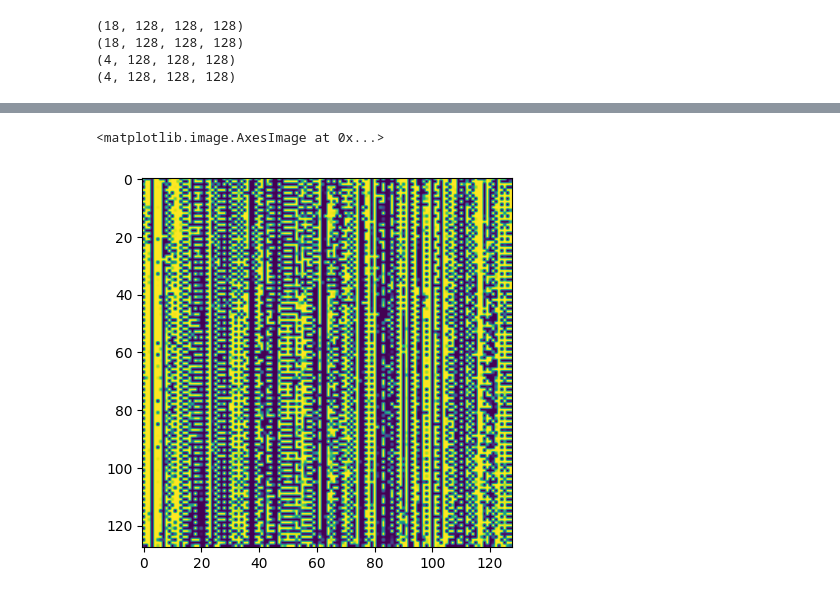
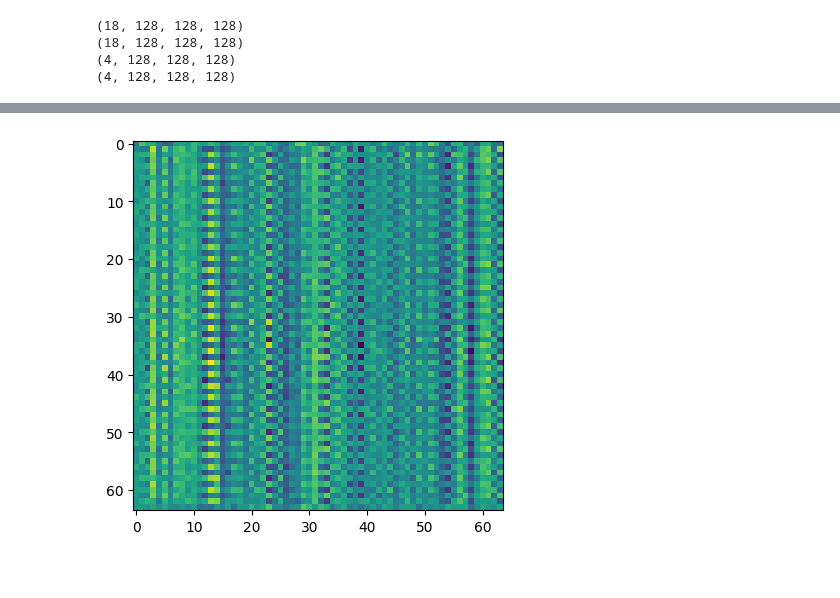
Before and after one commit to shubhamcodez/BrainVoxGen, a Jupyter notebook: VoxGen.ipynb, the cells around one changed output, grey strips where cells are left out. Cells and saved outputs as stored; diff of their text form; code cells hidden in the pictures; blank space fills up the shorter version.

```diff
--- a/VoxGen.ipynb
+++ b/VoxGen.ipynb
@@ -227,8 +226,8 @@ def resize(input_image, real_image, height, width, length):
     return input_image, real_image
 
 def normalize(input_image, real_image):
-    input_image = (input_image / 127.5) - 1
-    real_image = (real_image / 127.5) - 1
+    input_image = (input_image / 255)
+    real_image = (real_image / 255)
     return input_image, real_image
 
 def random_jitter(input_image, real_image):
@@ -252,2 +252,9 @@ def load_image_test(input_image, real_image):
     input_image, real_image = normalize(input_image, real_image)
     return input_image, real_image
+# %%
+train_ultrasound_arrays = [item for item in train_ultrasound_arrays for i in range(8)]
+train_mri_arrays = [item for item in train_mri_arrays for i in range(8)]
+
+test_ultrasound_arrays = [item for item in test_ultrasound_arrays for i in range(5)]
+test_mri_arrays = [item for item in test_mri_arrays for i in range(5)]
+print(len(train_ultrasound_arrays), len(train_mri_arrays))
@@ -255,7 +264,7 @@ def load_image_test(input_image, real_image):
 train_dataset = tf.data.Dataset.from_tensor_slices((train_ultrasound_arrays, train_mri_arrays))
 test_dataset = tf.data.Dataset.from_tensor_slices((test_ultrasound_arrays, test_mri_arrays))
 # %%
-BUFFER_SIZE = 19
+BUFFER_SIZE = 60
 BATCH_SIZE = 4
 train_dataset = train_dataset.map(load_image_train,num_parallel_calls=tf.data.AUTOTUNE)
 train_dataset = train_dataset.shuffle(BUFFER_SIZE)
@@ -308,6 +317,6 @@ print (up_result.shape)
 # %%
 def Generator():
-    inputs = tf.keras.layers.Input(shape=[128, 128, 128])
+    inputs = tf.keras.layers.Input(shape=[64, 64, 64])
 
     down_stack = [
     downsample(64, 4, apply_batchnorm=False),  # (batch_size, 128, 128, 64)
@@ -316,7 +325,7 @@ def Generator():
     downsample(512, 4),  # (batch_size, 16, 16, 512)
     downsample(512, 4),  # (batch_size, 8, 8, 512)
     downsample(512, 4),  # (batch_size, 4, 4, 512)
-    downsample(512, 4),  # (batch_size, 2, 2, 512)
+    #downsample(512, 4),  # (batch_size, 2, 2, 512)
   ]
 
     up_stack = [
@@ -362,10 +371,16 @@ tf.keras.utils.plot_model(generator, show_shapes=True, dpi=64)
 # %%
-gen_output = generator(train_ultrasound_arrays[0][tf.newaxis, ...], training=False)
-#plt.imshow(train_ultrasound_arrays[0][10])
+x = []
+y = []
+for US, MRI in train_dataset.take(1):
+    x = US[0]
+    y = MRI[0]
+
+gen_output = generator(x[tf.newaxis, ...], training=False)
+plt.imshow(y[50])
 plt.imshow(gen_output[0, ...][50])
+plt.show()
 # %% [output]
-<matplotlib.image.AxesImage at 0x...>
-[figure, old version]
+[figure, new version]
 # %%
 LAMBDA = 100
 loss_object = tf.keras.losses.BinaryCrossentropy(from_logits=True)
```
Also changed, not shown: parts of 16 cells of this notebook, 11 other files.
